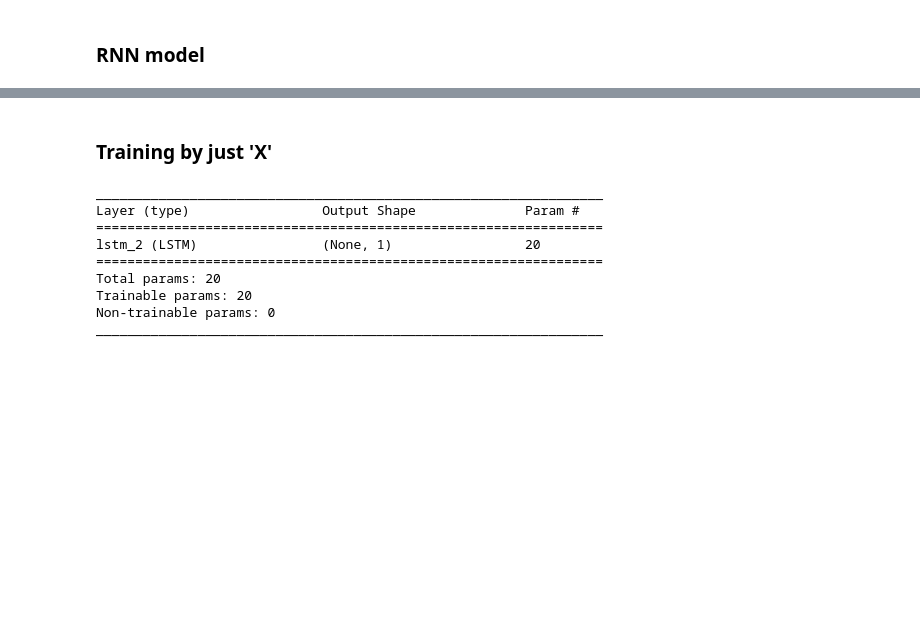
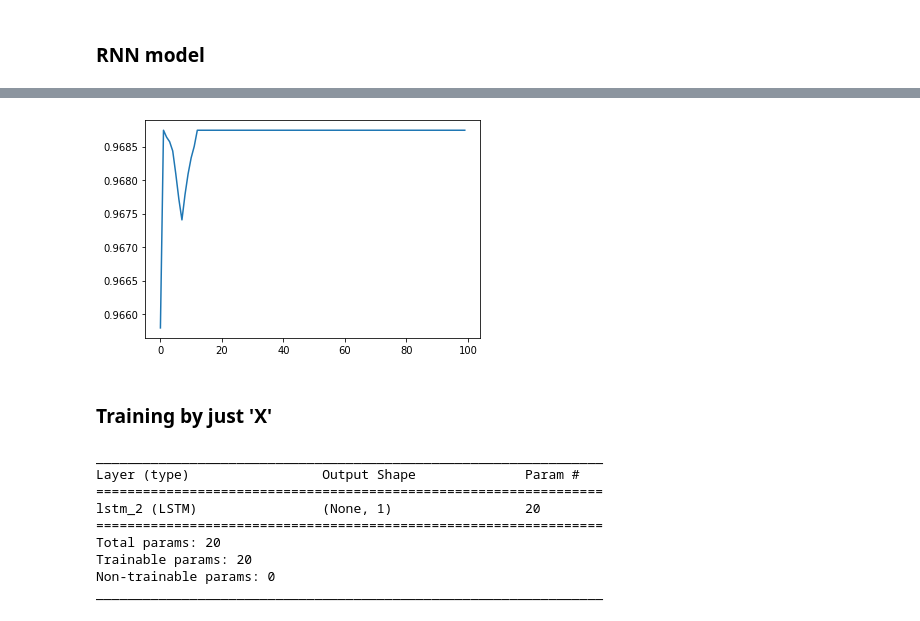
Before and after one commit to Nimtaa/Noisy, a Jupyter notebook: NeuralNetworks.ipynb, the cells around one changed output, grey strips where cells are left out. Saved outputs shown, nothing was run; the diff lists cells and outputs as text; code cells hidden in the pictures; blank space fills up the shorter version.

```diff
--- a/NeuralNetworks.ipynb
+++ b/NeuralNetworks.ipynb
@@ -120,3 +144,8 @@ plt.show()
+# %%
+plt.plot(history.history['acc'])
+plt.show()
+# %% [output]
+[figure, added]
 # %% [markdown]
 ### Training by just 'X'
 # %%
```
Also changed, not shown: parts of 17 cells of this notebook, 1 other file.
